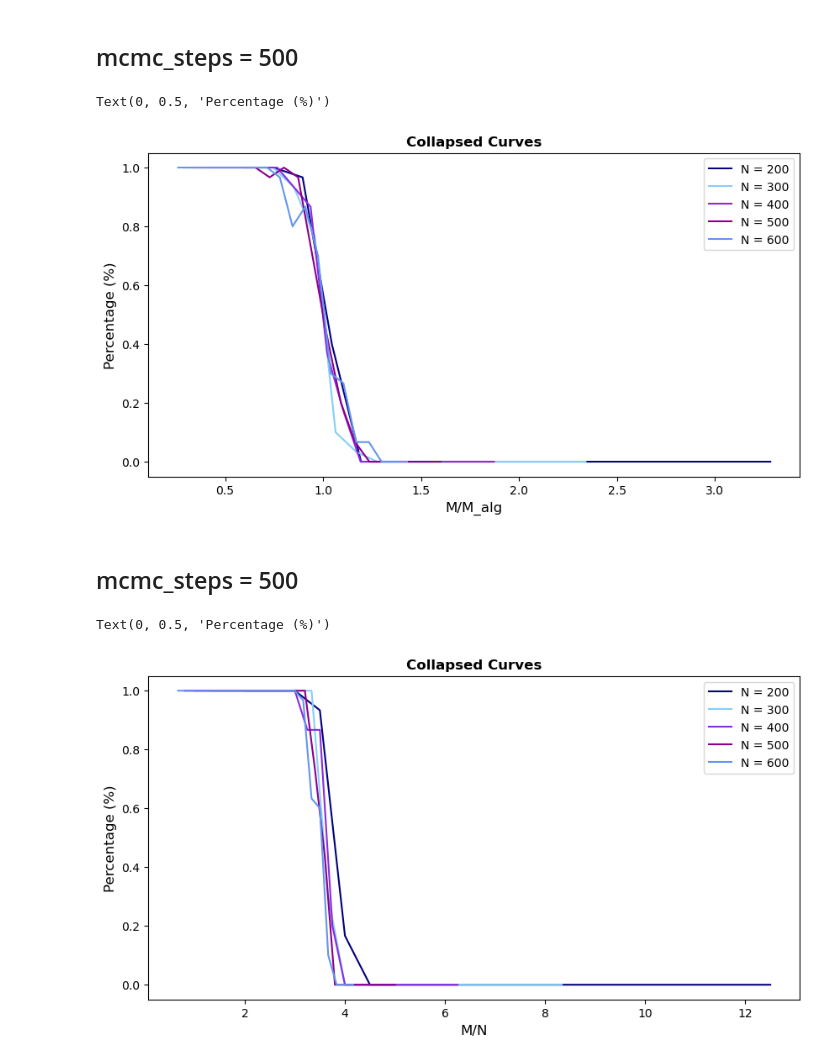
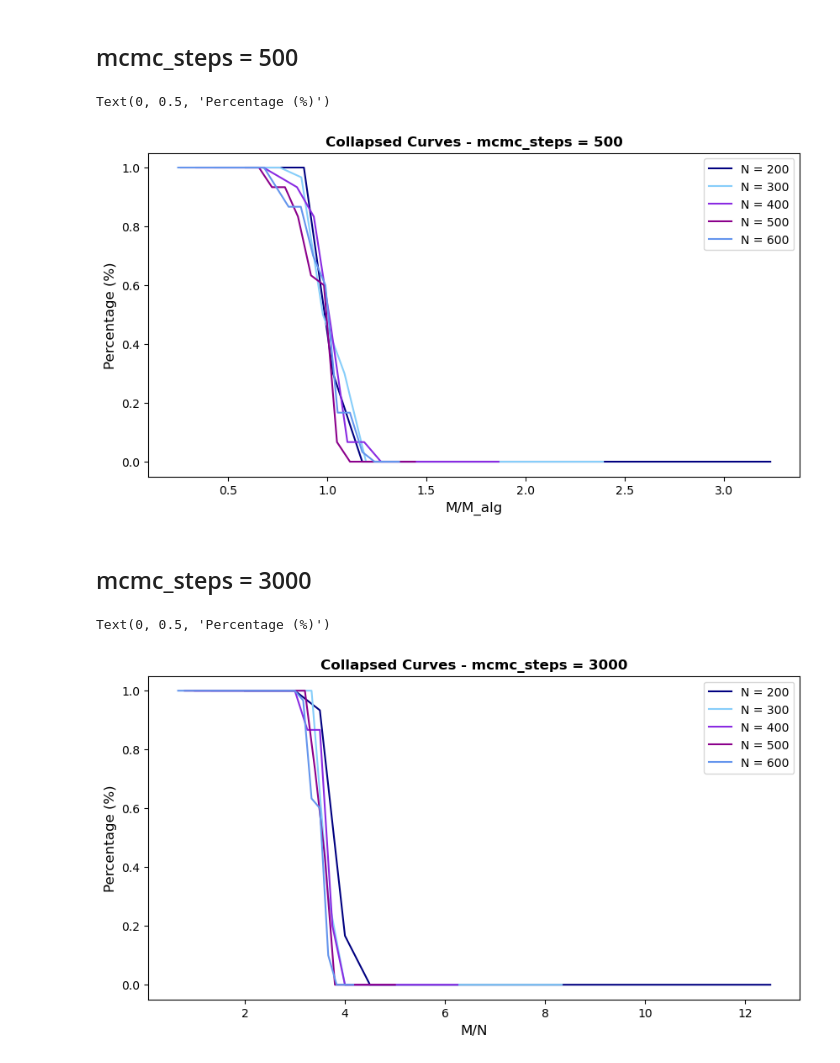
Before and after one commit to vittoriomanfriani/KSAT, a Jupyter notebook: Analysis.ipynb, the cells around one changed output. Drawn from its saved outputs; the diff is of its cells as text; code cells hidden in the pictures.

```diff
--- a/Analysis.ipynb
+++ b/Analysis.ipynb
@@ -67,5 +68,10 @@ M = [400, 500, 600, 700, 800, 900, 1000]
 percentage_solved = {}
 for m in tqdm(M):
     percentage_solved[m] = KSAT_properties.empirical_probability(m)
+# %%
+# 3000 mcmc_steps
+percentage_solved_ = {}
+for m in tqdm(M):
+    percentage_solved_[m] = KSAT_properties.empirical_probability(m, mcmc_steps = 3000)
 # %%
 fig, ax = plt.subplots(figsize = (10, 5))
@@ -272,25 +280,25 @@ plt.tight_layout()
 ## mcmc_steps = 500
 # %%
 # Initialize M_alg from the values found in the graph
-M_alg = {200:670, 300:940, 400:1175, 500:1375, 600:1540}
+M_alg = {200:680, 300:920, 400:1180, 500:1525, 600:1615}
 # %%
 fig, ax = plt.subplots(figsize = (10, 5))
 
 ax.plot(probabilities['200'].index / M_alg[200], probabilities['200'].values, color = 'navy', label = 'N = 200')
 ax.plot(probabilities['300'].index / M_alg[300], probabilities['300'].values, color = 'lightskyblue', label = 'N = 300')
 ax.plot(probabilities['400'].index / M_alg[400], probabilities['400'].values, color = 'blueviolet', label = 'N = 400')
 ax.plot(probabilities['500'].index / M_alg[500], probabilities['500'].values, color = 'darkmagenta', label = 'N = 500')
 ax.plot(probabilities['600'].index / M_alg[600], probabilities['600'].values, color = 'cornflowerblue', label = r'N = 600')
 
 ax.legend(loc = 'best')
-ax.set_title('Collapsed Curves', fontsize=12, fontweight="bold")
+ax.set_title('Collapsed Curves - mcmc_steps = 500', fontsize=12, fontweight="bold")
 ax.set_xlabel('M/M_alg', fontsize=12)
 ax.set_ylabel('Percentage (%)', fontsize=12)
 # %% [output]
 Text(0, 0.5, 'Percentage (%)')
-[figure, old version]
+[figure, new version]
 # %% [markdown]
-## mcmc_steps = 500
+## mcmc_steps = 3000
 # %%
 fig, ax = plt.subplots(figsize=(10, 5))
 
@@ -301,9 +309,9 @@ ax.plot(probabilities['500'].index / 500, probabilities['500'].values, color='da
 ax.plot(probabilities['600'].index / 600, probabilities['600'].values, color='cornflowerblue', label=r'N = 600')
 
 ax.legend(loc='best')
-ax.set_title('Collapsed Curves', fontsize=12, fontweight="bold")
+ax.set_title('Collapsed Curves - mcmc_steps = 3000', fontsize=12, fontweight="bold")
 ax.set_xlabel('M/N', fontsize=12)
 ax.set_ylabel('Percentage (%)', fontsize=12)
 # %% [output]
 Text(0, 0.5, 'Percentage (%)')
-[figure, old version]
+[figure, new version]
```
Also changed, not shown: parts of 8 cells of this notebook, 1 other file.
